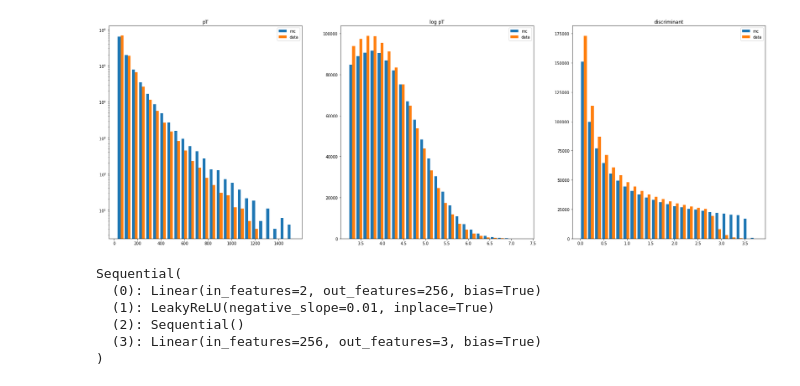
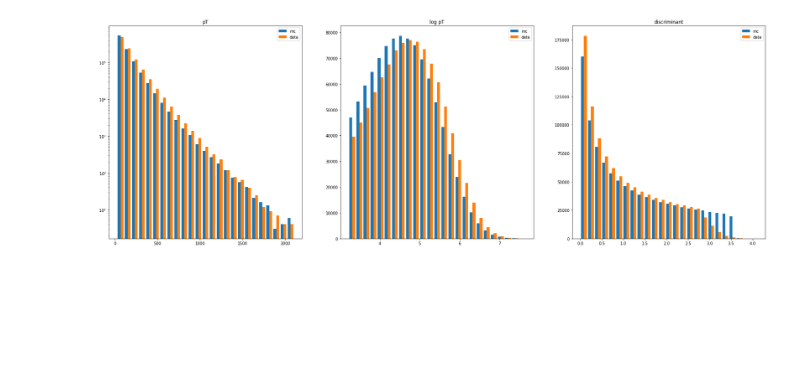
Before and after one commit to cspollard/OTCalib, a Jupyter notebook: OTCalib.ipynb, the cells around one changed output. Saved outputs shown, nothing was run; the diff lists cells and outputs as text; code cells hidden in the pictures; blank space fills up the shorter version.

```diff
--- a/OTCalib.ipynb
+++ b/OTCalib.ipynb
@@ -2,7 +2,6 @@
 import numpy as np
 import matplotlib.pyplot as plt
 import torch
-from scipy.special import lambertw
 
 device='cuda'
 
@@ -23,17 +22,11 @@ def discData(xs, logpts):
 
 
 def logptMC(xs):
-  return torch.log(poly([25, 50, 7], -torch.log(xs)))
+  return torch.log(poly([25, 100, 7], -torch.log(xs)))
 
 def logptData(xs):
-  return torch.log(poly([25, 45, 5], -torch.log(xs)))
+  return torch.log(poly([25, 120, 5], -torch.log(xs)))
 
-
-
-def bootstrap(n):
-  xs = np.random.rand(n)
-  ws = lambertw((xs-1)/np.e, k=-1).astype(np.float)
-  return - torch.from_numpy(ws).to(device) - 1
 
 
 # need to add a small number to avoid values of zero.
@@ -54,54 +47,48 @@ def genData(n):
 
 def test(n):
   mc = genMC(n).cpu().numpy()
   data = genData(n).cpu().numpy()
 
   plt.figure(figsize=(30, 10))
 
   plt.subplot(1, 3, 1)
 
   _ = plt.hist([np.exp(mc[:,1]), np.exp(data[:,1])], bins=25, label=["mc", "data"])
   plt.title("pT")
   plt.yscale("log")
   plt.legend()
 
   plt.subplot(1, 3, 2)
 
 
   _ = plt.hist([mc[:,1], data[:,1]], bins=25, label=["mc", "data"])
   plt.title("log pT")
   plt.legend()
 
   plt.subplot(1, 3, 3)
 
   _ = plt.hist([mc[:,0], data[:,0]], bins=25, label=["mc", "data"])
   plt.title("discriminant")
   plt.legend()
   plt.show()
 
 test(int(1e6))
 # %% [output]
-[figure, old version]
+[figure, new version]
 # %%
 import torch.nn as nn
 from collections import OrderedDict
 
 
 
-nps = 2
-nlayer = 0
-lnlatent = 8
 lnlatentadv = 9
 
-tlr = 5e-6
-alr = 5e-5
 
-
-def layer(n, m):
+def layer(n, m, act):
   return \
     nn.Sequential(
         nn.Linear(n, m)
-      , nn.LeakyReLU(inplace=True)
+      , act(inplace=True)
     )
 
 
@@ -113,48 +100,18 @@ def sequential(xs):
     return nn.Sequential(d)
 
 
-
-transport = \
-  nn.Sequential(
-    nn.Linear(2, 2**lnlatent)
-  , nn.LeakyReLU(inplace=True)
-  , sequential([layer(2**lnlatent, 2**lnlatent) for i in range(nlayer)])
-  , nn.Linear(2**lnlatent, 1+nps)
-  )
-
-
-adversary = \
-  nn.Sequential(
-    nn.Linear(2, 2**lnlatentadv)
-  , nn.LeakyReLU(inplace=True)
-  , sequential([layer(2**lnlatentadv, 2**lnlatentadv) for i in range(2)])
-  , nn.Linear(2**lnlatentadv, 1)
-  )
-
-
-
-
-transport.to(device)
-adversary.to(device)
+def fullyConnected(nl, n0, nmid, nf, act):
+  return \
+    nn.Sequential(
+        nn.Linear(n0, nmid)
+      , act(inplace=True)
+      , sequential([layer(nmid, nmid, act) for i in range(nl)])
+      , nn.Linear(nmid, nf)
+      )
 
 
 def tloss(xs):
   return torch.mean(xs**2)
-
-
-toptim = torch.optim.Adam(transport.parameters(), lr=tlr)
-aoptim = torch.optim.Adam(adversary.parameters(), lr=alr)
-
-new = True
-
-transport
-# %% [output]
-Sequential(
-  (0): Linear(in_features=2, out_features=256, bias=True)
-  (1): LeakyReLU(negative_slope=0.01, inplace=True)
-  (2): Sequential()
-  (3): Linear(in_features=256, out_features=3, bias=True)
-)
 # %%
 def save():
   torch.save(
```
Also changed, not shown: parts of 4 cells of this notebook.
